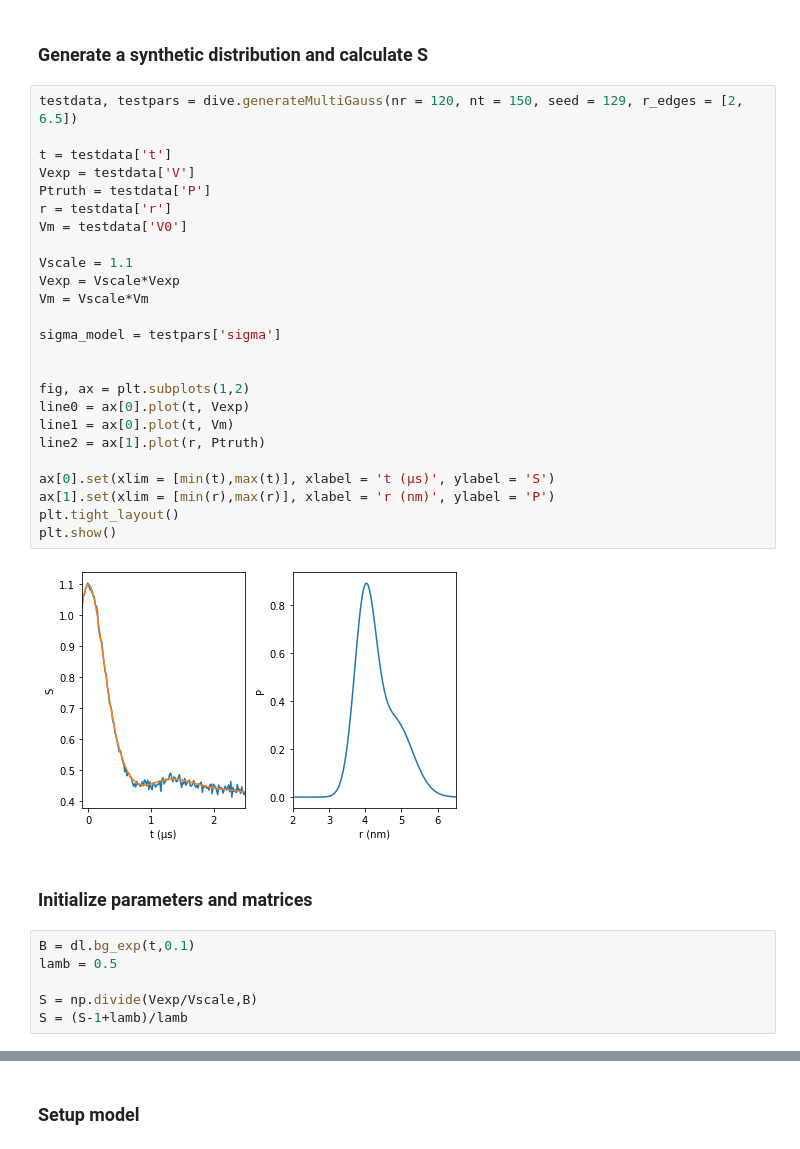
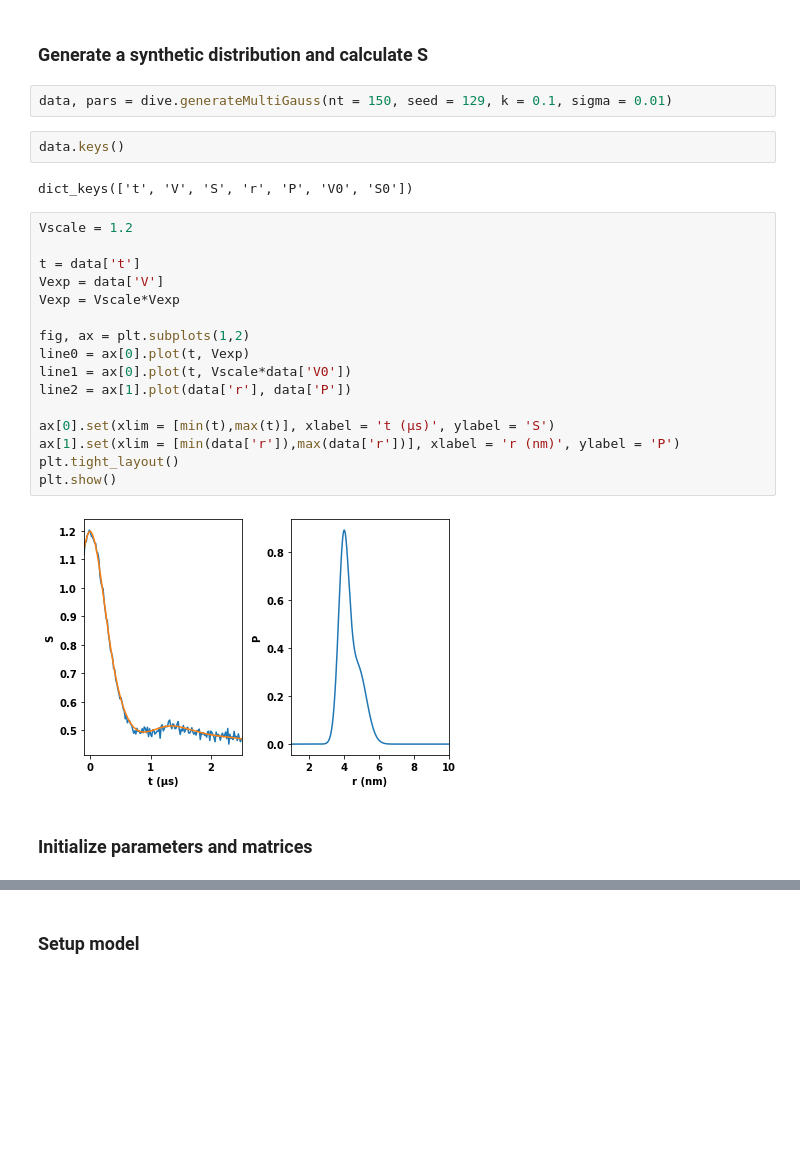
Before and after one commit to StollLab/dive-scripts, a Jupyter notebook: randP/randP_full_model.ipynb, the cells around one changed output, grey strips where cells are left out. Saved outputs shown, nothing was run; the diff lists cells and outputs as text; blank space fills up the shorter version.

```diff
--- a/randP/randP_full_model.ipynb
+++ b/randP/randP_full_model.ipynb
@@ -20,39 +20,30 @@ from theano.tensor import nlinalg as tnp
 from theano.tensor import slinalg as snp
 # %% [markdown]
 ### Generate a synthetic distribution and calculate S
+# %%
+data, pars = dive.generateMultiGauss(nt = 150, seed = 129, k = 0.1, sigma = 0.01)
+# %%
+data.keys()
+# %% [output]
+dict_keys(['t', 'V', 'S', 'r', 'P', 'V0', 'S0'])
 # %%
-testdata, testpars = dive.generateMultiGauss(nr = 120, nt = 150, seed = 129, r_edges = [2, 6.5])
+Vscale = 1.2
 
-t = testdata['t']
-Vexp = testdata['V']
-Ptruth = testdata['P']
-r = testdata['r']
-Vm = testdata['V0']
-
-Vscale = 1.1
+t = data['t']
+Vexp = data['V']
 Vexp = Vscale*Vexp
-Vm = Vscale*Vm
-
-sigma_model = testpars['sigma']
-
 
 fig, ax = plt.subplots(1,2)
 line0 = ax[0].plot(t, Vexp)
-line1 = ax[0].plot(t, Vm)
-line2 = ax[1].plot(r, Ptruth)
+line1 = ax[0].plot(t, Vscale*data['V0'])
+line2 = ax[1].plot(data['r'], data['P'])
 
 ax[0].set(xlim = [min(t),max(t)], xlabel = 't (µs)', ylabel = 'S')
-ax[1].set(xlim = [min(r),max(r)], xlabel = 'r (nm)', ylabel = 'P')
+ax[1].set(xlim = [min(data['r']),max(data['r'])], xlabel = 'r (nm)', ylabel = 'P')
 plt.tight_layout()
 plt.show()
 # %% [output]
-[figure, old version]
+[figure, new version]
 # %% [markdown]
 ### Initialize parameters and matrices
-# %%
-B = dl.bg_exp(t,0.1)
-lamb = 0.5
-
-S = np.divide(Vexp/Vscale,B)
-S = (S-1+lamb)/lamb
 # %%
```
Also changed, not shown: parts of 5 cells of this notebook, 10 other files.
